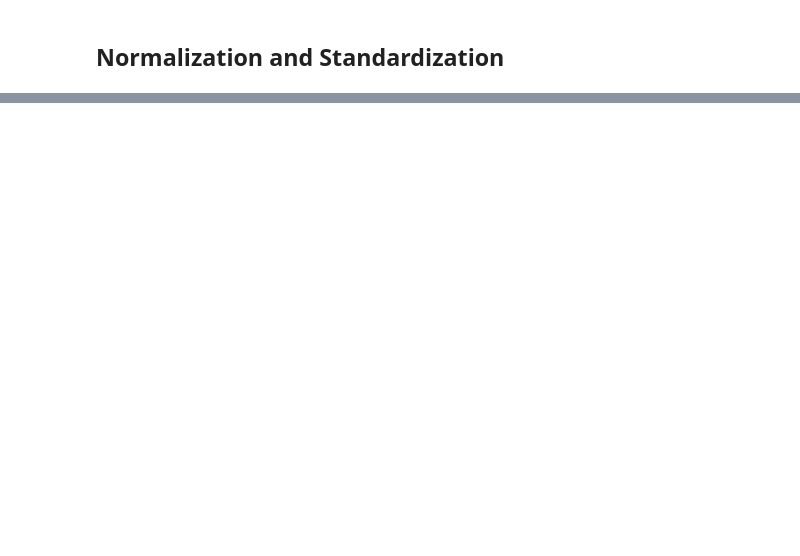
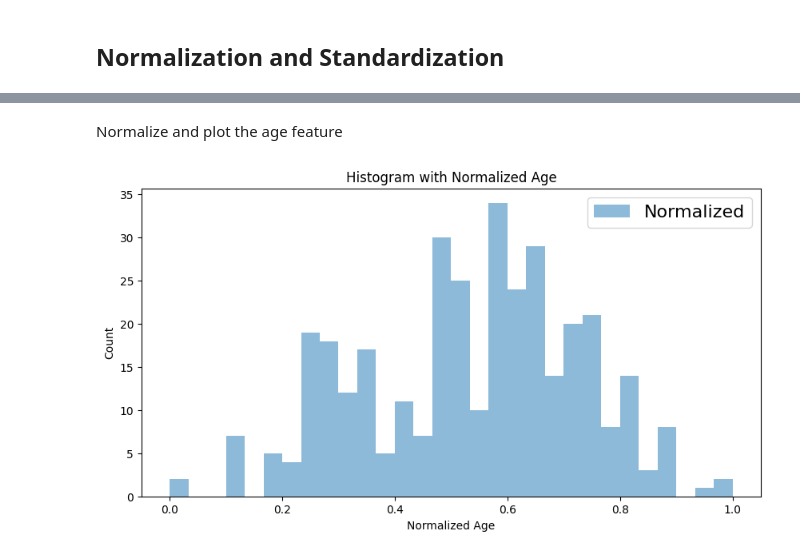
Before and after one commit to tahangz/Predicting-Heart-Disease, a Jupyter notebook: notebooks/02_Feature_engineering.ipynb, the cells around one changed output, grey strips where cells are left out. Drawn from its saved outputs; the diff is of its cells as text; code cells hidden in the pictures; blank space fills up the shorter version.

```diff
--- a/notebooks/02_Feature_engineering.ipynb
+++ b/notebooks/02_Feature_engineering.ipynb
@@ -12,8 +10,8 @@ ModuleNotFoundError: No module named 'sklearn'
 # %%
-df = pd.read_csv("../heart_disease_prepared.csv")
+df = pd.read_csv("../data/heart_disease_prepared.csv")
 
 # split to evoidr data leakage (expose test data during training)
-X_train, X_test, y_train, y_test = train_test_split(df, test_size=0.2, random_state=42)
+X_train, X_test = train_test_split(df, test_size=0.2, random_state=42)
 # %% [markdown]
 ## Normalization and Standardization
 # %% [markdown]
@@ -31,0 +30,19 @@ NameError: name 'X_train' is not defined
+# %% [markdown]
+Normalize and plot the age feature
+# %%
+# Normalize 'age' on the training set.
+normalizer = MinMaxScaler()
+X_train['age'] = normalizer.fit_transform(X_train['age'].values.reshape(-1,1))
+
+# Use the same normalizer to transform the 'age' column of the test set to avoid data leakage
+X_test['age'] = normalizer.transform(X_test['age'].values.reshape(-1,1))
+
+plt.figure(figsize=(10,5))
+plt.hist(X_train['age'], bins=30, alpha=0.5, label='Normalized')
+plt.legend(prop={'size': 16})
+plt.title('Histogram with Normalized Age')
+plt.xlabel('Normalized Age')
+plt.ylabel('Count')
+plt.show()
+# %% [output]
+[figure, added]
```
Also changed, not shown: parts of 8 cells of this notebook.
